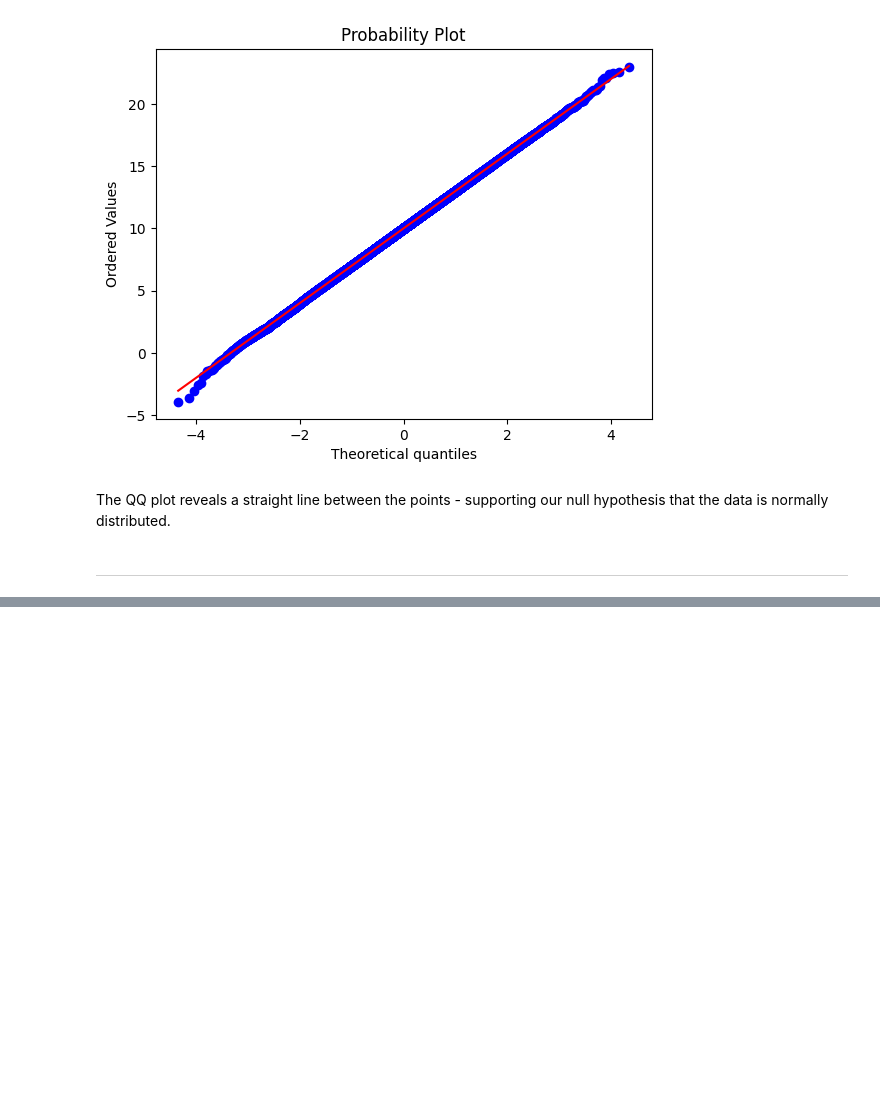
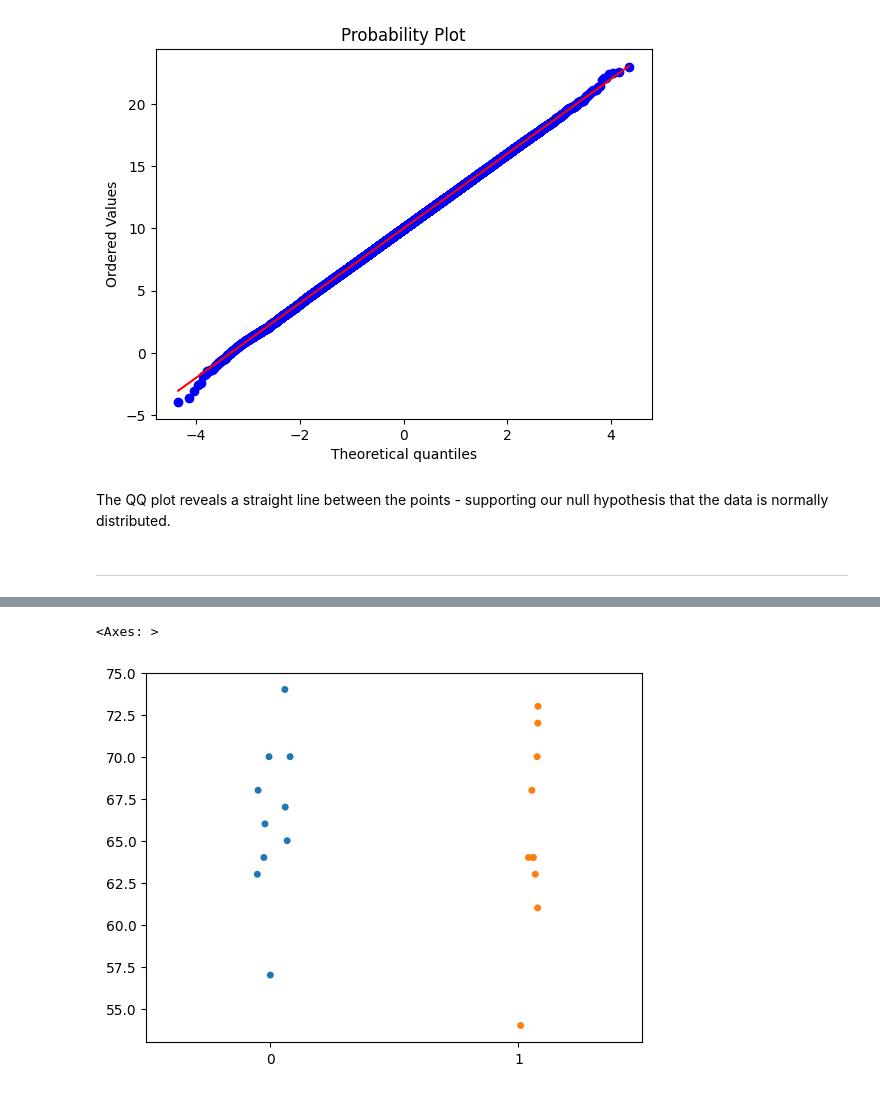
Before and after one commit to PectenMaximus/applied_statistics_ar-, a Jupyter notebook: tasks.ipynb, the cells around one changed output, grey strips where cells are left out. Cells and saved outputs as stored; diff of their text form; code cells hidden in the pictures; blank space fills up the shorter version.

```diff
--- a/tasks.ipynb
+++ b/tasks.ipynb
@@ -310,0 +369,5 @@ The QQ plot reveals a straight line between the points - supporting our null hyp
+# %%
+sns.stripplot(data=[hr_before_exercise, hr_after_exercise])
+# %% [output]
+<Axes: >
+[figure, added]
```
Also changed, not shown: parts of 10 cells of this notebook.
